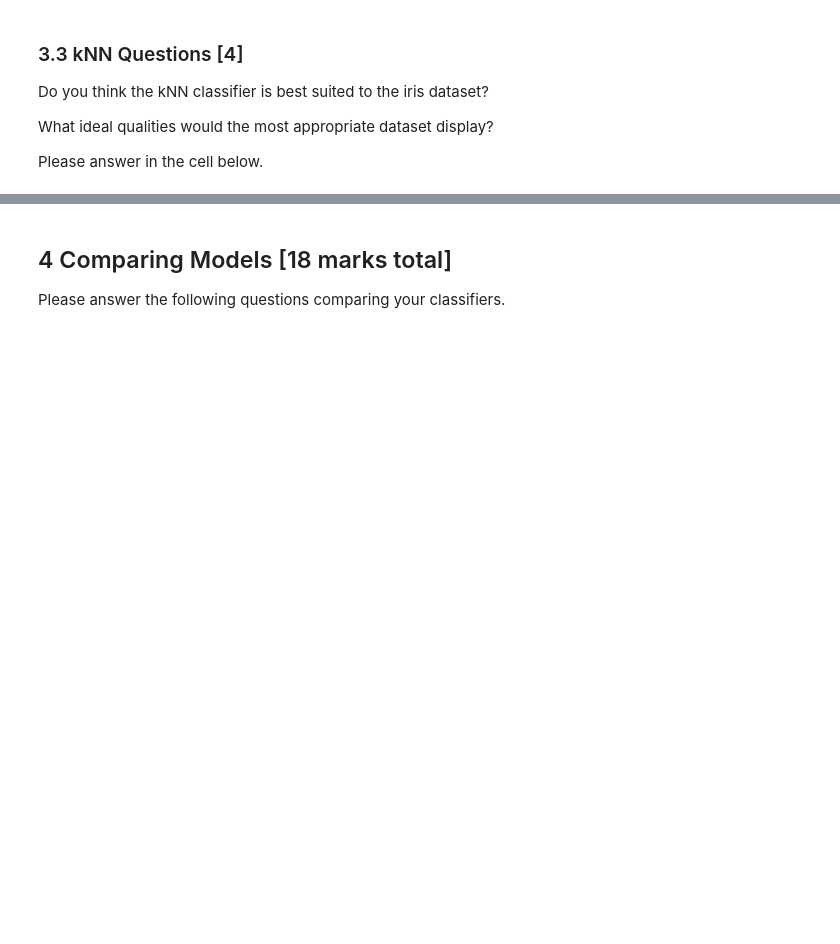
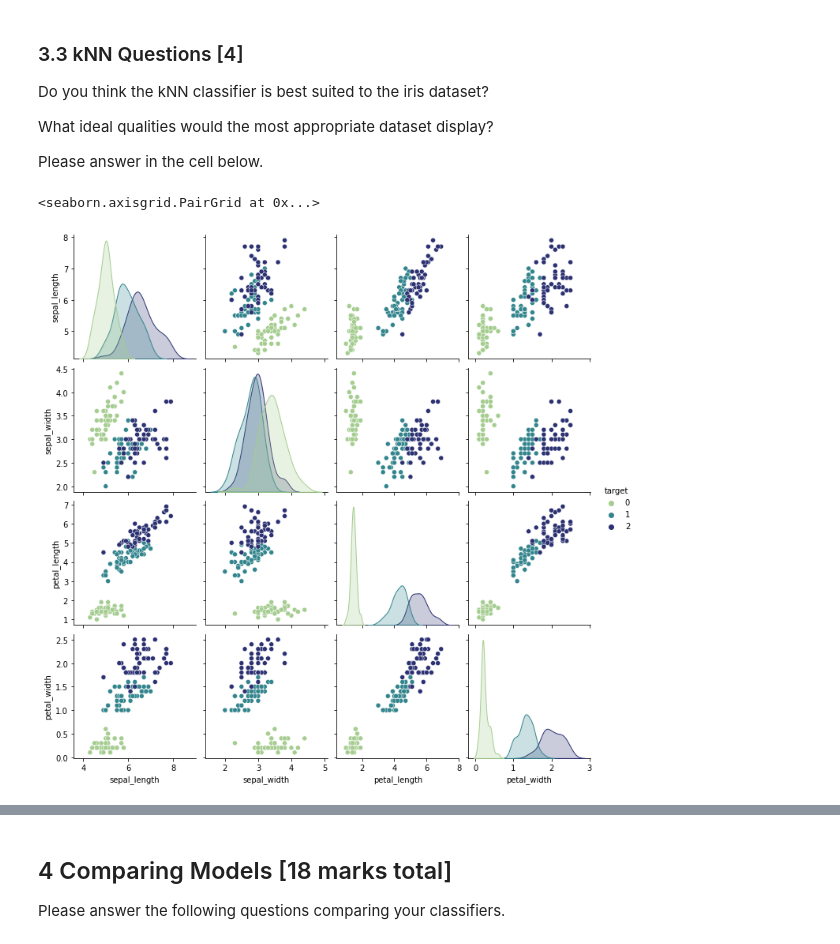
Before and after one commit to huuugh18/machinelearning, a Jupyter notebook: cw2.ipynb, the cells around one changed output, grey strips where cells are left out. Drawn from its saved outputs; the diff is of its cells as text; code cells hidden in the pictures; blank space fills up the shorter version.

```diff
--- a/cw2.ipynb
+++ b/cw2.ipynb
@@ -157,3 +259,15 @@ What ideal qualities would the most appropriate dataset display?
 Please answer in the cell below.
 # %%
 #Write your answer here
+import seaborn as sns
+
+def myplotGrid(df, target):
+   return sns.pairplot(data=df, hue=target, palette='crest')
+# %%
+# create a plot of distributions of the features and classes
+df_iris_w_y = df_iris
+df_iris_w_y['target'] = y
+myplotGrid(df_iris_w_y, 'target')
+# %% [output]
+<seaborn.axisgrid.PairGrid at 0x...>
+[figure, added]
```
Also changed, not shown: parts of 26 cells of this notebook.
